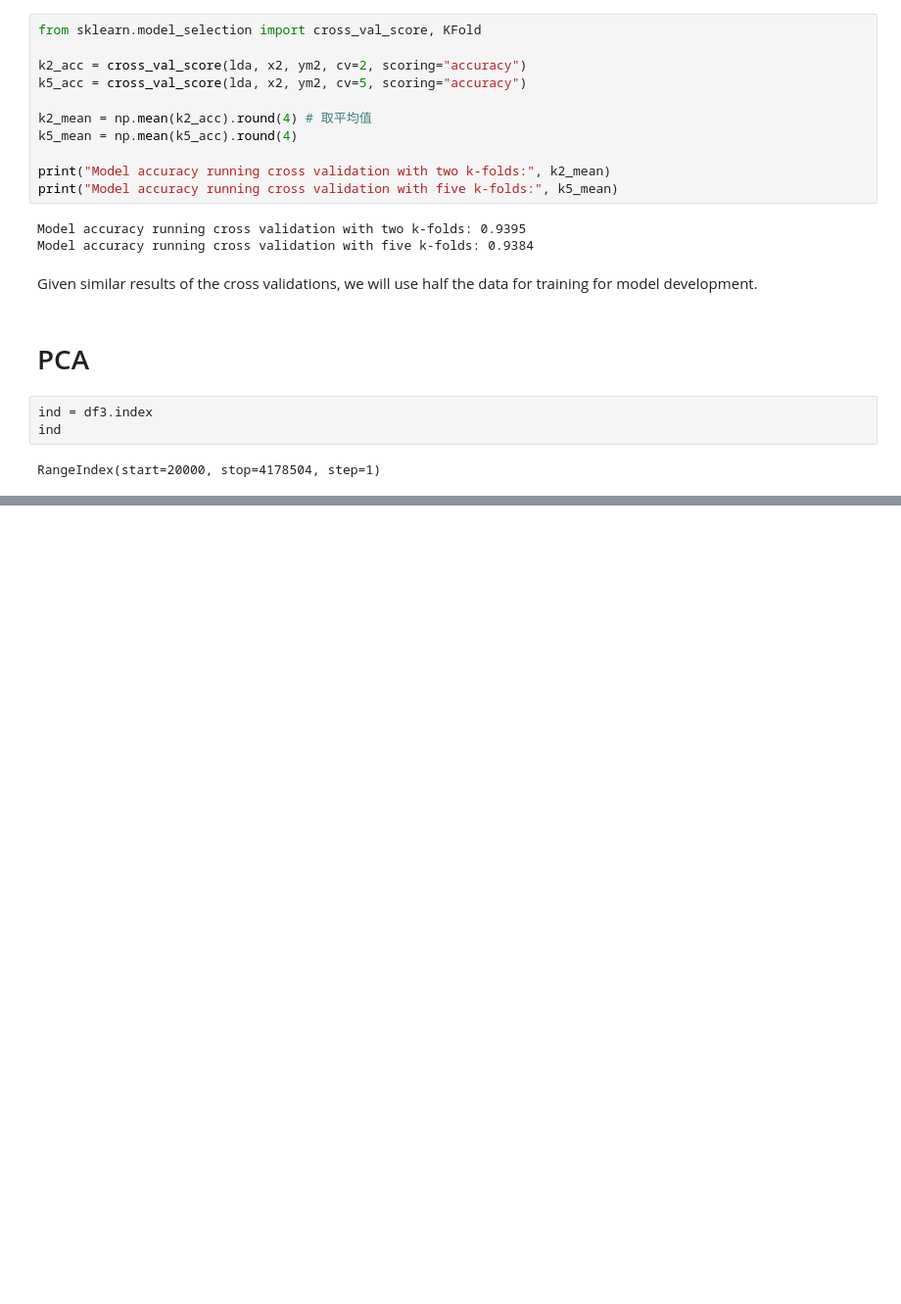
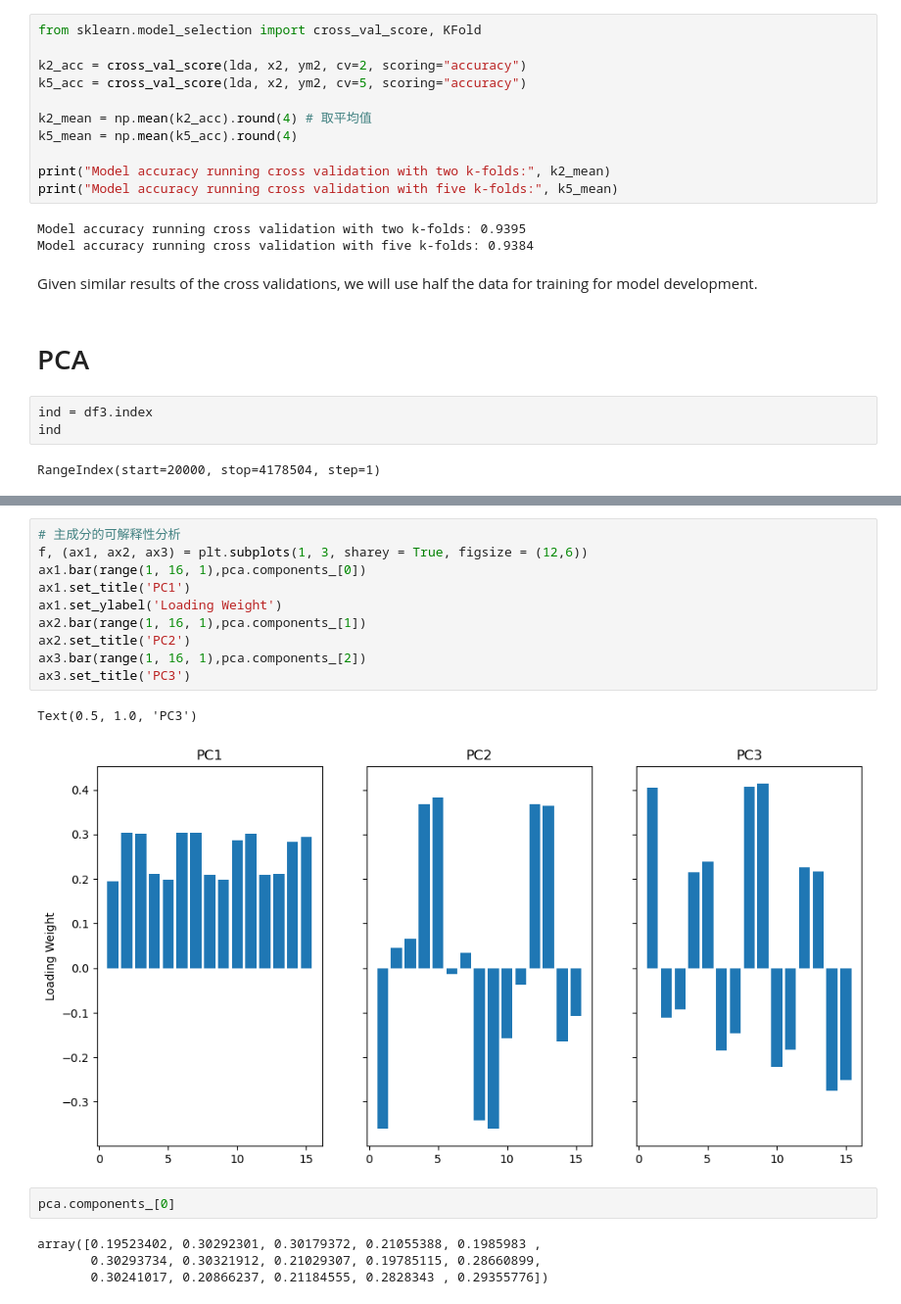
Before and after one commit to LGL-Incresense/GasSensorArray, a Jupyter notebook: Gas-sensor-array-under-dynamic-gas-mixtures/GAS_ML.ipynb, the cells around one changed output, grey strips where cells are left out. Shown at 98% size. Drawn from its saved outputs; the diff is of its cells as text; blank space fills up the shorter version.

```diff
--- a/Gas-sensor-array-under-dynamic-gas-mixtures/GAS_ML.ipynb
+++ b/Gas-sensor-array-under-dynamic-gas-mixtures/GAS_ML.ipynb
@@ -577,0 +622,19 @@ plt.show()
+# %%
+# 主成分的可解释性分析
+f, (ax1, ax2, ax3) = plt.subplots(1, 3, sharey = True, figsize = (12,6))
+ax1.bar(range(1, 16, 1),pca.components_[0])
+ax1.set_title('PC1')
+ax1.set_ylabel('Loading Weight')
+ax2.bar(range(1, 16, 1),pca.components_[1])
+ax2.set_title('PC2')
+ax3.bar(range(1, 16, 1),pca.components_[2])
+ax3.set_title('PC3')
+# %% [output]
+Text(0.5, 1.0, 'PC3')
+[figure, added]
+# %%
+pca.components_[0]
+# %% [output]
+array([0.19523402, 0.30292301, 0.30179372, 0.21055388, 0.1985983 ,
+       0.30293734, 0.30321912, 0.21029307, 0.19785115, 0.28660899,
+       0.30241017, 0.20866237, 0.21184555, 0.2828343 , 0.29355776])
```
Also changed, not shown: parts of 5 cells of this notebook.
